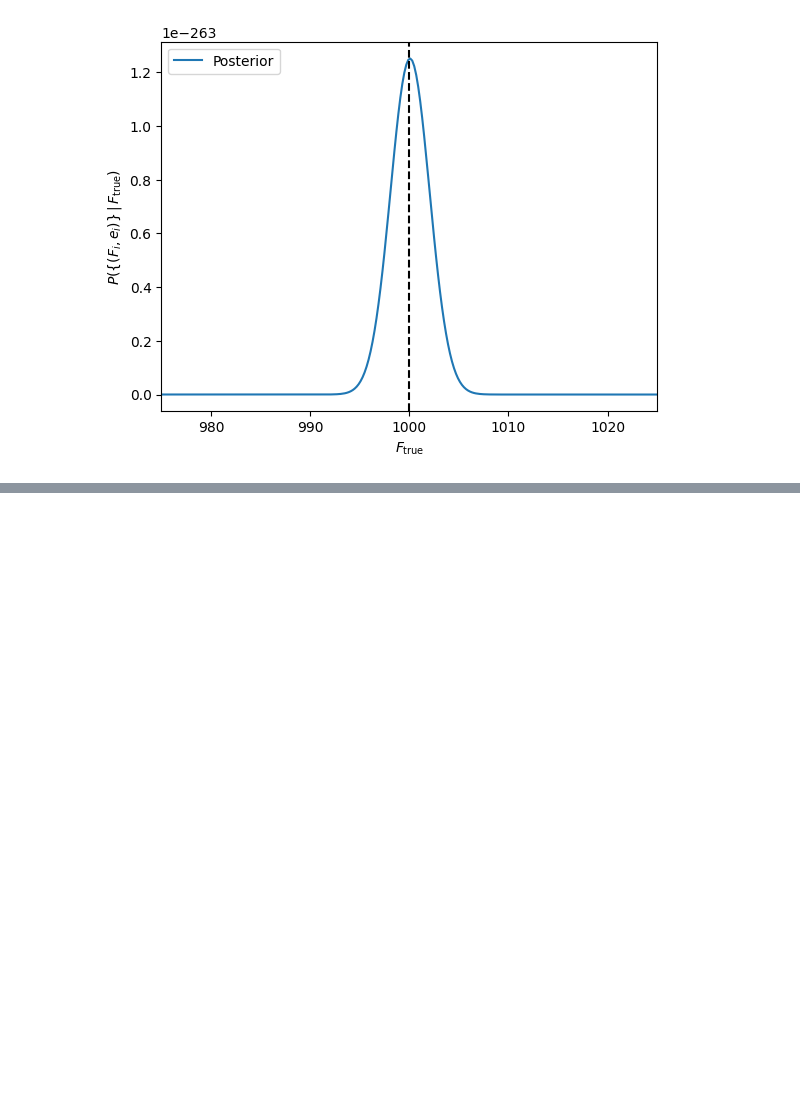
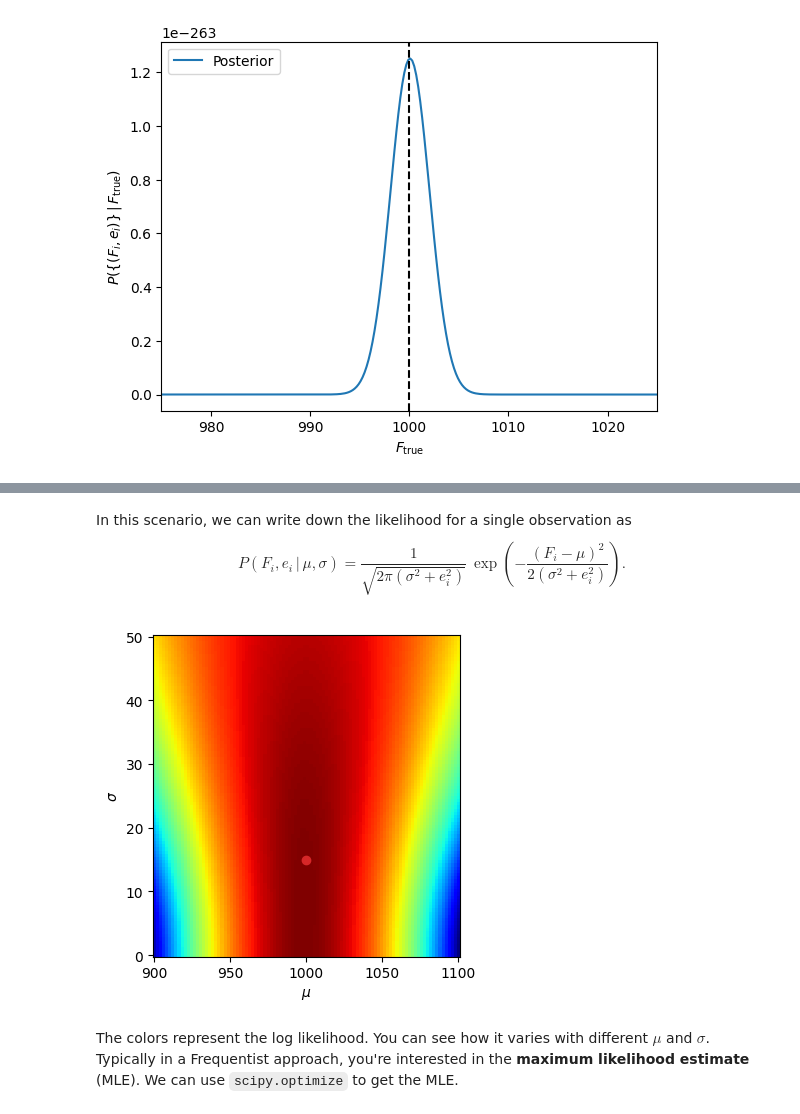
Before and after one commit to changhoonhahn/astro-ai, a Jupyter notebook: nb/week5.ipynb, the cells around one changed output, grey strips where cells are left out. Cells and saved outputs as stored; diff of their text form; code cells hidden in the pictures; blank space fills up the shorter version.

```diff
--- a/nb/week5.ipynb
+++ b/nb/week5.ipynb
@@ -117,0 +140,29 @@ ax.legend(loc='upper left')
+# %% [markdown]
+In this scenario, we can write down the likelihood for a single observation as
+$$P(F_i, e_i\,|\,\mu, \sigma) = \frac{1}{\sqrt{2\pi (\sigma^2 + e_i^2)}}\,\exp \left(-\frac{(F_i - \mu)^2}{2(\sigma^2+e_i^2)}\right).$$
+# %%
+def log_likelihood(theta, F, e):
+    return -0.5 * np.sum(np.log(2 * np.pi * (theta[1] ** 2 + e ** 2)) + (F - theta[0]) ** 2 / (theta[1] ** 2 + e ** 2))
+# %%
+F_grid = np.linspace(900, 1100, 100)
+e_grid = np.linspace(0.01, 50, 100)
+
+F_grid, e_grid = np.meshgrid(F_grid, e_grid)
+Fe_grid = np.vstack((F_grid.ravel(), e_grid.ravel()))
+
+func_vals = np.array([log_likelihood(_Fe, F, e) for _Fe in Fe_grid.T])
+# %%
+fig = plt.figure(figsize=(4,4))
+ax = fig.gca()
+ax.pcolormesh(F_grid, e_grid, func_vals.reshape(F_grid.shape), shading='nearest',
+              cmap='jet')#, vmin=func_vals.min(), vmax=func_vals.min()+300,)# rasterized=True) # arbitrary scale
+ax.set_xlabel(r'$\mu$')
+ax.set_ylabel(r'$\sigma$')
+
+# plot the truth
+ax.plot(mu_true, sigma_true, marker='o', zorder=10, color='tab:red')
+fig.tight_layout()
+# %% [output]
+[figure, added]
+# %% [markdown]
+The colors represent the log likelihood. You can see how it varies with different $\mu$ and $\sigma$. Typically in a Frequentist approach, you're interested in the **maximum likelihood estimate** (MLE). We can use `scipy.optimize` to get the MLE.
```
Also changed, not shown: parts of 10 cells of this notebook, 1 other file.
